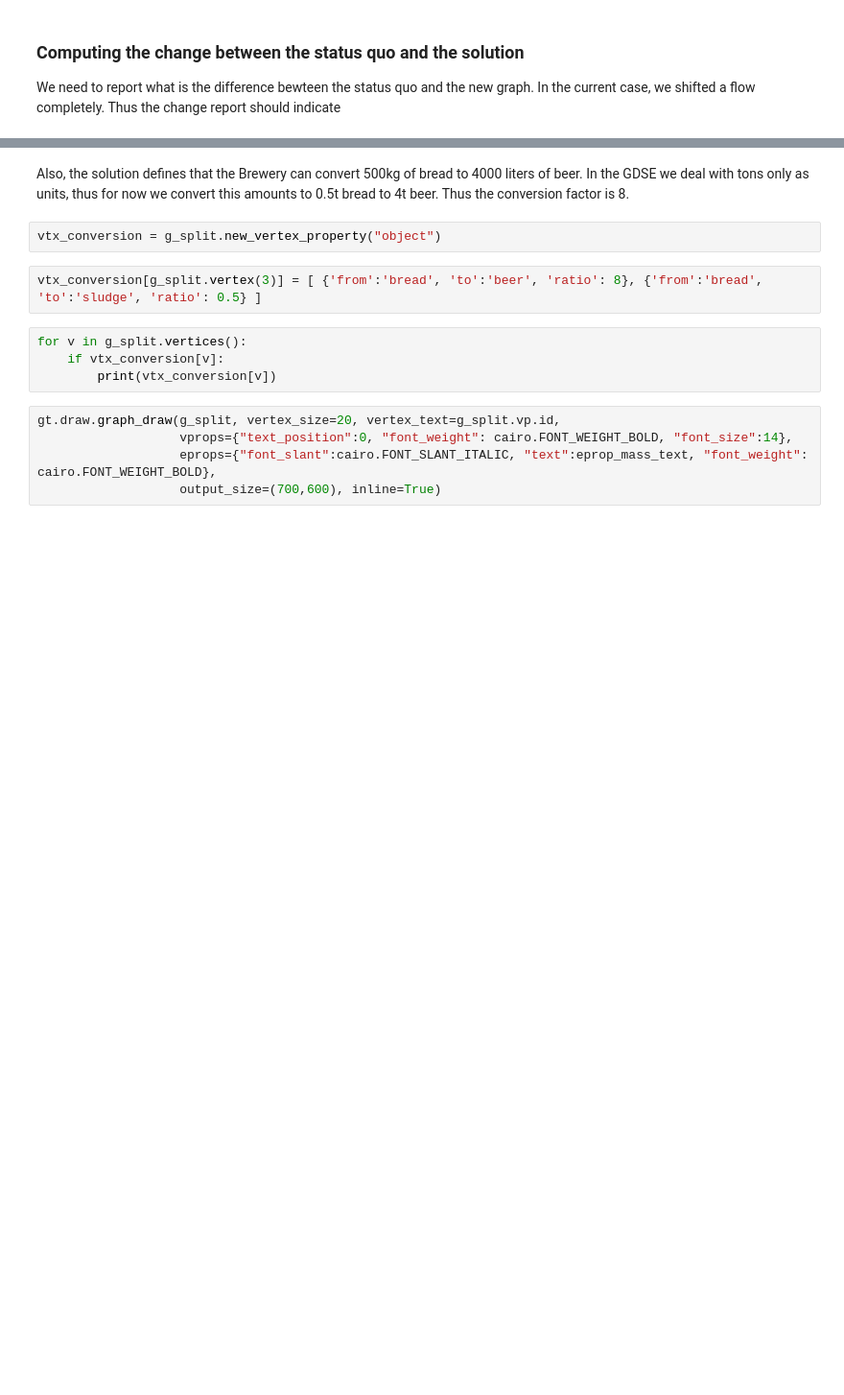
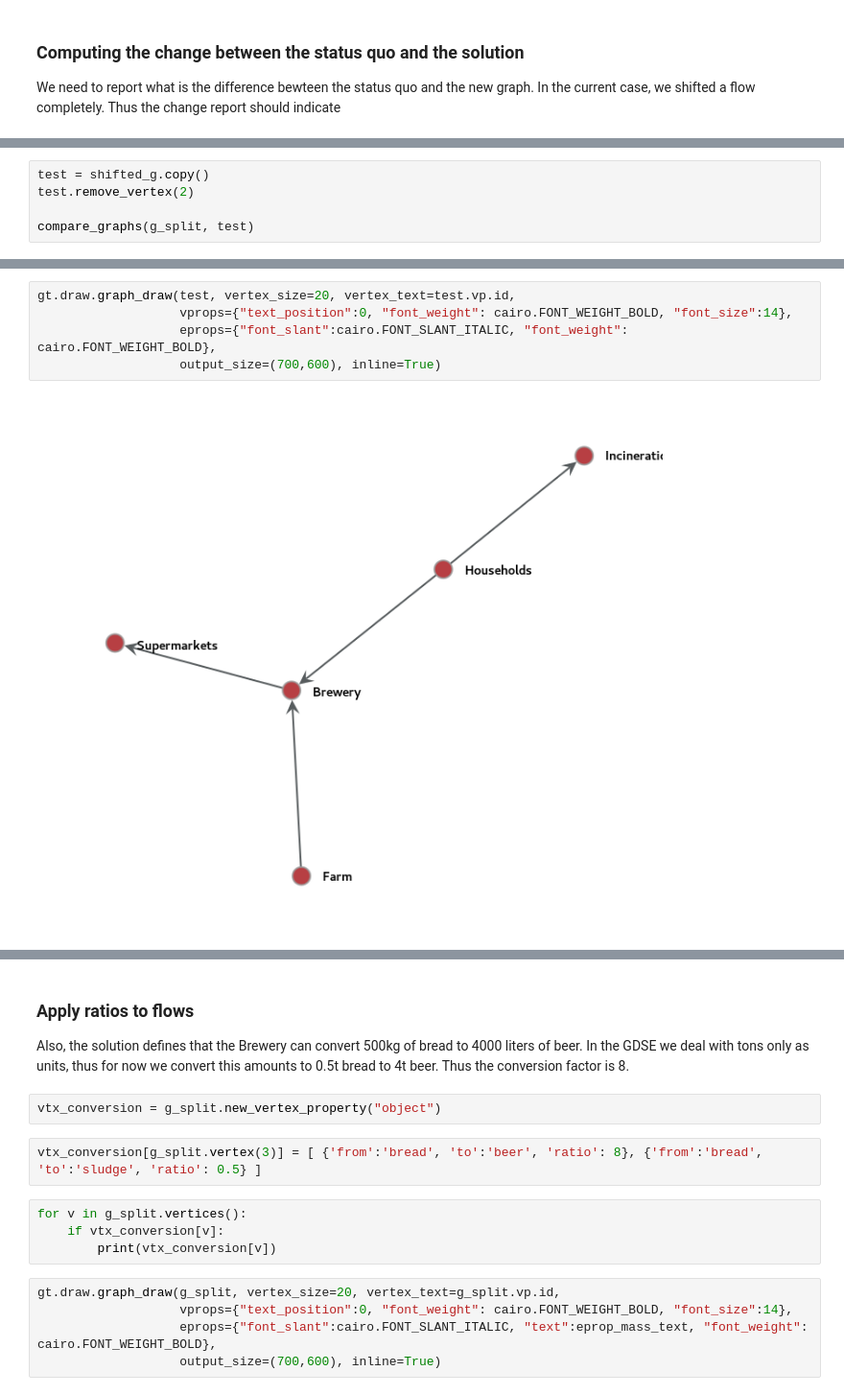
Before and after one commit to MaxBo/REPAiR-Web, a Jupyter notebook: flow_modelling/fm03_add_remove_flows.ipynb, the cells around one changed output, grey strips where cells are left out. Shown: that part at 96% size. Cells and saved outputs as stored; diff of their text form; blank space fills up the shorter version.

```diff
--- a/flow_modelling/fm03_add_remove_flows.ipynb
+++ b/flow_modelling/fm03_add_remove_flows.ipynb
@@ -212,0 +248,5 @@ We need to report what is the difference bewteen the status quo and the new grap
+# %%
+test = shifted_g.copy()
+test.remove_vertex(2)
+
+compare_graphs(g_split, test)
@@ -212,0 +264,7 @@ We need to report what is the difference bewteen the status quo and the new grap
+# %%
+gt.draw.graph_draw(test, vertex_size=20, vertex_text=test.vp.id,
+                   vprops={"text_position":0, "font_weight": cairo.FONT_WEIGHT_BOLD, "font_size":14},
+                   eprops={"font_slant":cairo.FONT_SLANT_ITALIC, "font_weight": cairo.FONT_WEIGHT_BOLD},
+                   output_size=(700,600), inline=True)
+# %% [output]
+[figure, added]
@@ -213,4 +272,6 @@ We need to report what is the difference bewteen the status quo and the new grap
 # %% [markdown]
+### Apply ratios to flows
+
 Also, the solution defines that the Brewery can convert 500kg of bread to 4000 liters of beer. In the GDSE we deal with tons only as units, thus for now we convert this amounts to 0.5t bread to 4t beer. Thus the conversion factor is 8.
 # %%
 vtx_conversion = g_split.new_vertex_property("object")
```
Also changed, not shown: parts of 11 cells of this notebook, 1 other file.
